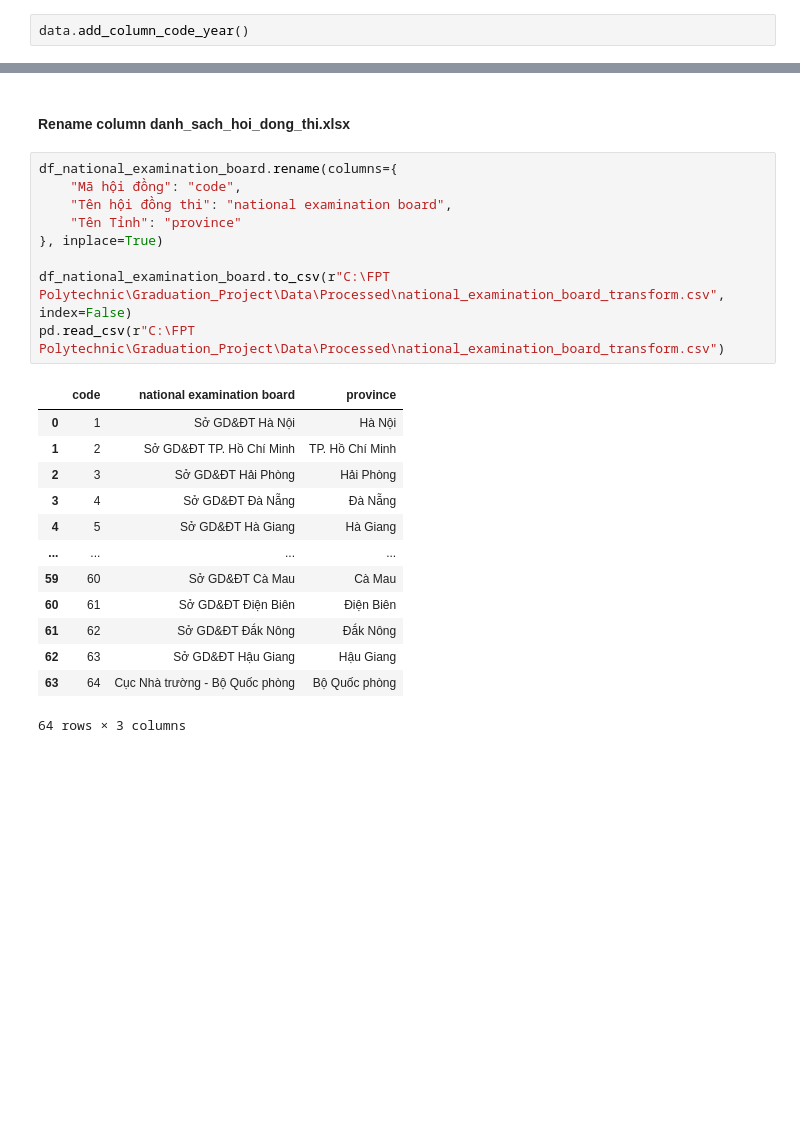
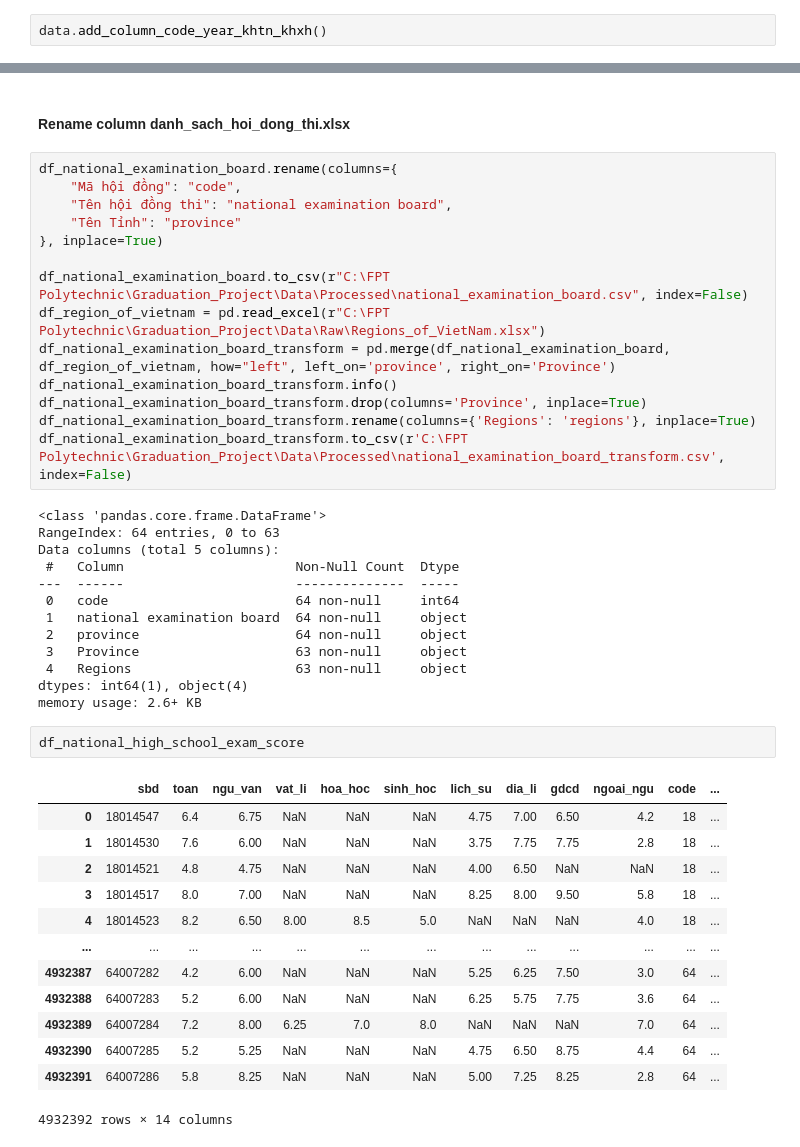
Before and after one commit to Ptvinh160504/TVinh_Graduation_Project, a Jupyter notebook: Python Script/final_data_cleaning_oop.ipynb, the cells around one changed output, grey strips where cells are left out. Cells and saved outputs as stored; diff of their text form; blank space fills up the shorter version.

```diff
--- a/Python Script/final_data_cleaning_oop.ipynb
+++ b/Python Script/final_data_cleaning_oop.ipynb
@@ -282,5 +309,5 @@ Duplicate Values: 0
 # %% [markdown]
 #### Add Columns Code And Year
 # %%
-data.add_column_code_year()
+data.add_column_code_year_khtn_khxh()
 # %% [output]
@@ -374,19 +412,39 @@ df_national_examination_board.rename(columns={
     "Tên Tỉnh": "province"
 }, inplace=True)
 
-df_national_examination_board.to_csv(r"C:\FPT Polytechnic\Graduation_Project\Data\Processed\national_examination_board_transform.csv", index=False)
-pd.read_csv(r"C:\FPT Polytechnic\Graduation_Project\Data\Processed\national_examination_board_transform.csv")
+df_national_examination_board.to_csv(r"C:\FPT Polytechnic\Graduation_Project\Data\Processed\national_examination_board.csv", index=False)
+df_region_of_vietnam = pd.read_excel(r"C:\FPT Polytechnic\Graduation_Project\Data\Raw\Regions_of_VietNam.xlsx")
+df_national_examination_board_transform = pd.merge(df_national_examination_board, df_region_of_vietnam, how="left", left_on='province', right_on='Province')
+df_national_examination_board_transform.info()
+df_national_examination_board_transform.drop(columns='Province', inplace=True)
+df_national_examination_board_transform.rename(columns={'Regions': 'regions'}, inplace=True)
+df_national_examination_board_transform.to_csv(r'C:\FPT Polytechnic\Graduation_Project\Data\Processed\national_examination_board_transform.csv', index=False)
 # %% [output]
-|  | code | national examination board | province |
-| 0 | 1 | Sở GD&ĐT Hà Nội | Hà Nội |
-| 1 | 2 | Sở GD&ĐT TP. Hồ Chí Minh | TP. Hồ Chí Minh |
-| 2 | 3 | Sở GD&ĐT Hải Phòng | Hải Phòng |
-| 3 | 4 | Sở GD&ĐT Đà Nẵng | Đà Nẵng |
-| 4 | 5 | Sở GD&ĐT Hà Giang | Hà Giang |
-| ... | ... | ... | ... |
-| 59 | 60 | Sở GD&ĐT Cà Mau | Cà Mau |
-| 60 | 61 | Sở GD&ĐT Điện Biên | Điện Biên |
-| 61 | 62 | Sở GD&ĐT Đắk Nông | Đắk Nông |
-| 62 | 63 | Sở GD&ĐT Hậu Giang | Hậu Giang |
-| 63 | 64 | Cục Nhà trường - Bộ Quốc phòng | Bộ Quốc phòng |
-64 rows × 3 columns
+<class 'pandas.core.frame.DataFrame'>
+RangeIndex: 64 entries, 0 to 63
+Data columns (total 5 columns):
+ #   Column                      Non-Null Count  Dtype
+---  ------                      --------------  -----
+ 0   code                        64 non-null     int64
+ 1   national examination board  64 non-null     object
+ 2   province                    64 non-null     object
+ 3   Province                    63 non-null     object
+ 4   Regions                     63 non-null     object
+dtypes: int64(1), object(4)
+memory usage: 2.6+ KB
+# %%
+df_national_high_school_exam_score
+# %% [output]
+|  | sbd | toan | ngu_van | vat_li | hoa_hoc | sinh_hoc | lich_su | dia_li | gdcd | ngoai_ngu | code | ... |
+| 0 | 18014547 | 6.4 | 6.75 | NaN | NaN | NaN | 4.75 | 7.00 | 6.50 | 4.2 | 18 | ... |
+| 1 | 18014530 | 7.6 | 6.00 | NaN | NaN | NaN | 3.75 | 7.75 | 7.75 | 2.8 | 18 | ... |
+| 2 | 18014521 | 4.8 | 4.75 | NaN | NaN | NaN | 4.00 | 6.50 | NaN | NaN | 18 | ... |
+| 3 | 18014517 | 8.0 | 7.00 | NaN | NaN | NaN | 8.25 | 8.00 | 9.50 | 5.8 | 18 | ... |
+| 4 | 18014523 | 8.2 | 6.50 | 8.00 | 8.5 | 5.0 | NaN | NaN | NaN | 4.0 | 18 | ... |
+| ... | ... | ... | ... | ... | ... | ... | ... | ... | ... | ... | ... | ... |
+| 4932387 | 64007282 | 4.2 | 6.00 | NaN | NaN | NaN | 5.25 | 6.25 | 7.50 | 3.0 | 64 | ... |
+| 4932388 | 64007283 | 5.2 | 6.00 | NaN | NaN | NaN | 6.25 | 5.75 | 7.75 | 3.6 | 64 | ... |
+| 4932389 | 64007284 | 7.2 | 8.00 | 6.25 | 7.0 | 8.0 | NaN | NaN | NaN | 7.0 | 64 | ... |
+| 4932390 | 64007285 | 5.2 | 5.25 | NaN | NaN | NaN | 4.75 | 6.50 | 8.75 | 4.4 | 64 | ... |
+| 4932391 | 64007286 | 5.8 | 8.25 | NaN | NaN | NaN | 5.00 | 7.25 | 8.25 | 2.8 | 64 | ... |
+4932392 rows × 14 columns
```
Also changed, not shown: parts of 8 cells of this notebook.
